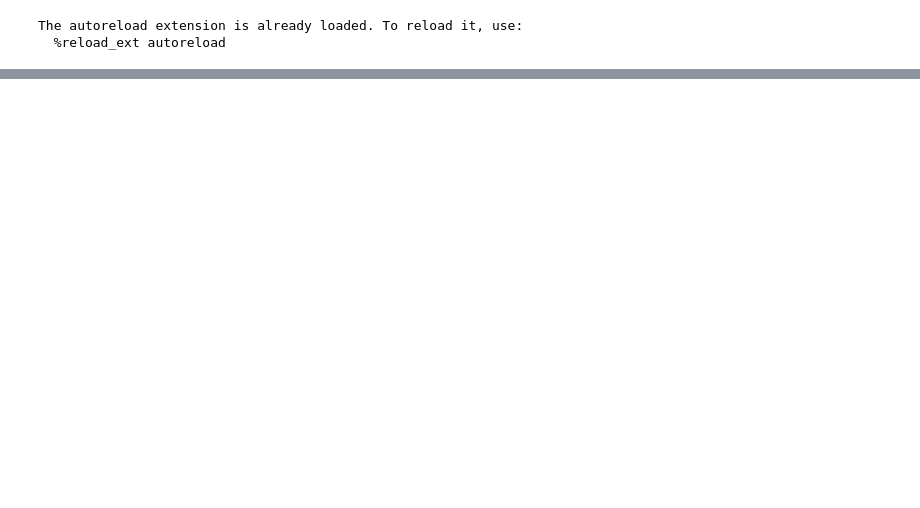
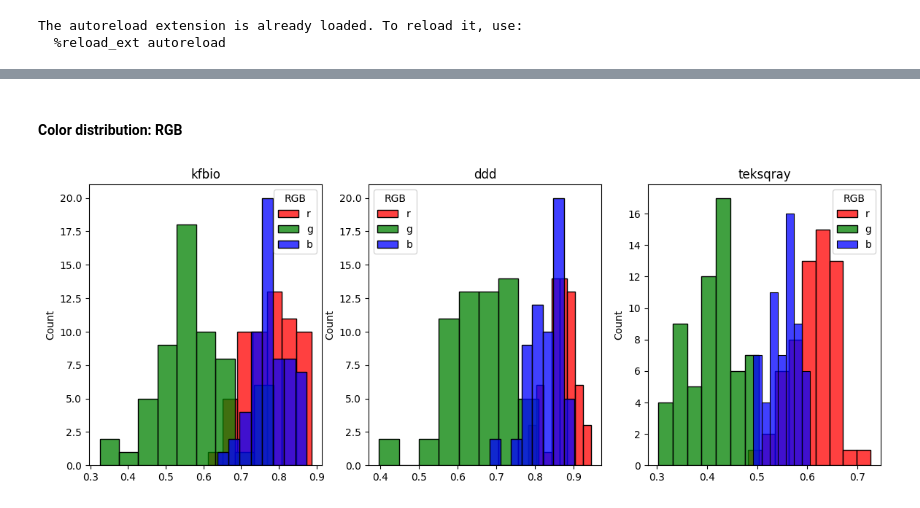
Before and after one commit to 4pygmalion/cosas, a Jupyter notebook: notebooks/eda.ipynb, the cells around one changed output, grey strips where cells are left out. Drawn from its saved outputs; the diff is of its cells as text; code cells hidden in the pictures; blank space fills up the shorter version.

Commit message:
COSA data Color distribution EDA

```diff
--- a/notebooks/eda.ipynb
+++ b/notebooks/eda.ipynb
@@ -46,0 +47,33 @@ plt.show()
+# %% [markdown]
+#### Color distribution: RGB
+# %%
+import colorsys
+import numpy as np
+import seaborn as sns
+from matplotlib import pyplot as plt
+from skimage.color import rgb2lab
+
+def get_color_value(dataset:ScannerData, space_name=str):
+    spaces = {"hsv":colorsys.rgb_to_hsv, "lab":rgb2lab, "rgb": lambda x: x}
+
+    colors = np.zeros((len(dataset), 3), dtype=np.float32)
+    for i, image_array in enumerate(dataset.image):
+        mean_rgb = image_array.mean(axis=0).mean(axis=0)/255
+        if space_name == "hsv":
+            colors[i] = spaces[space_name](*mean_rgb)
+        else:
+            colors[i] = spaces[space_name](mean_rgb)
+
+    return colors
+
+
+fig, axes = plt.subplots(1, 3, figsize=(14, 5))
+for i, scanner in enumerate(Scanncers):
+    rgbs = get_color_value(getattr(cosas_data, scanner.name), space_name="rgb")
+    for j, color in enumerate(['r', 'g', 'b']):
+        sns.histplot(rgbs[:, j], ax=axes[i], color=color, label=color)
+        axes[i].set_title(scanner.name)
+
+    axes[i].legend(title='RGB')
+# %% [output]
+[figure, added]
```
Also changed, not shown: parts of 5 cells of this notebook, 2 other files.
